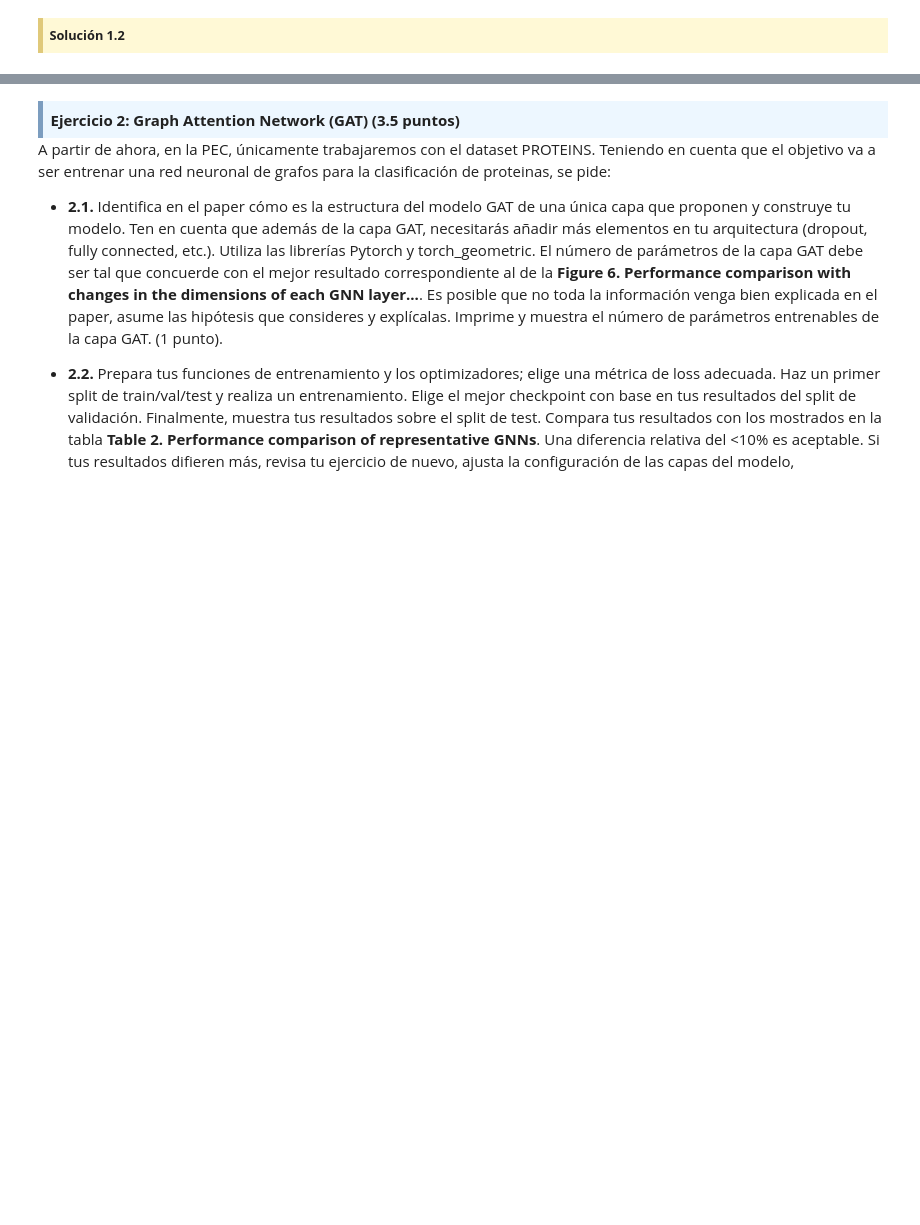
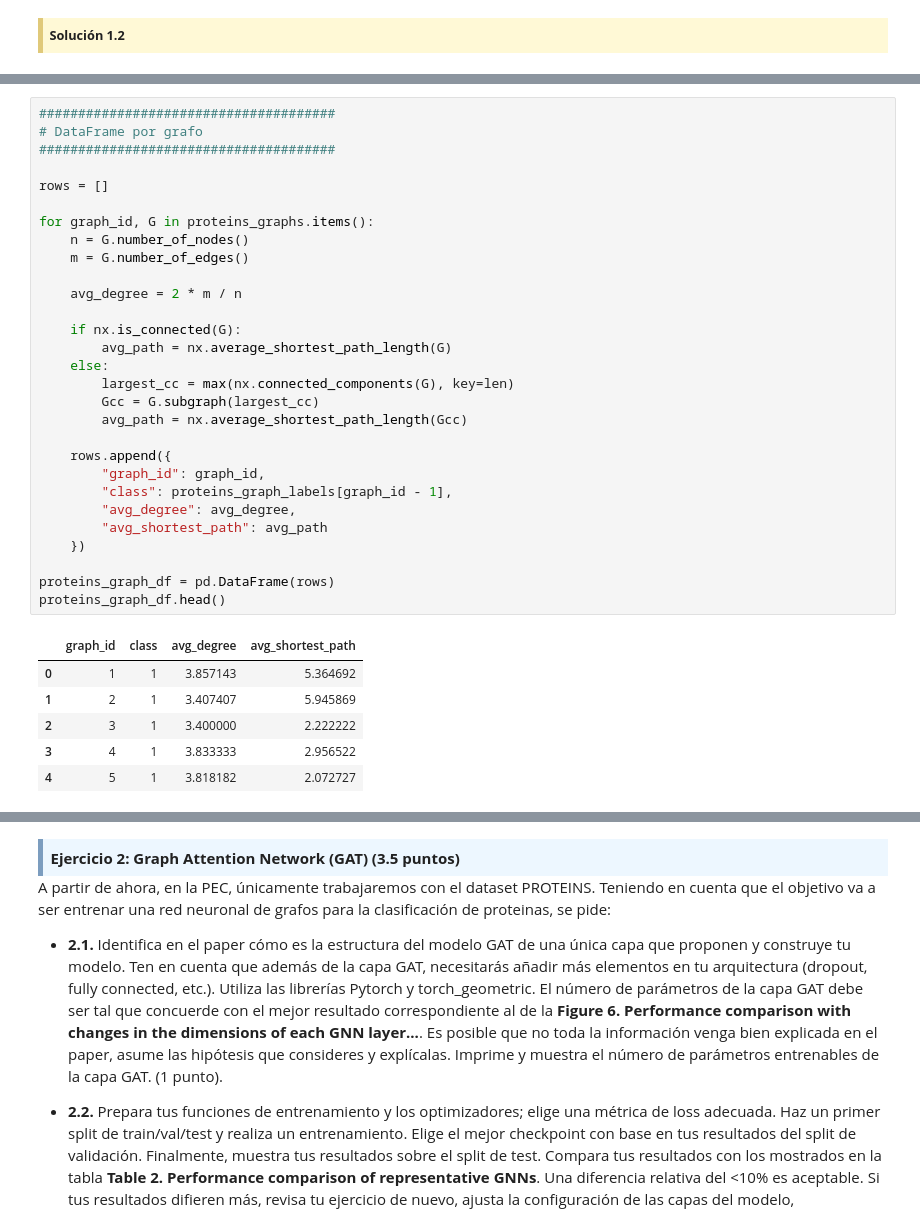
Before and after one commit to franchi2412/RedesComplejasPEC4, a Jupyter notebook: PEC4-FranciscoCastroGarcia.ipynb, the cells around one changed output, grey strips where cells are left out. Saved outputs shown, nothing was run; the diff lists cells and outputs as text; blank space fills up the shorter version.

```diff
--- a/PEC4-FranciscoCastroGarcia.ipynb
+++ b/PEC4-FranciscoCastroGarcia.ipynb
@@ -255,0 +289,36 @@ Las estadísticas obtenidas para los tres datasets reproducen fielmente las most
+# %%
+######################################
+# DataFrame por grafo
+######################################
+
+rows = []
+
+for graph_id, G in proteins_graphs.items():
+    n = G.number_of_nodes()
+    m = G.number_of_edges()
+
+    avg_degree = 2 * m / n
+
+    if nx.is_connected(G):
+        avg_path = nx.average_shortest_path_length(G)
+    else:
+        largest_cc = max(nx.connected_components(G), key=len)
+        Gcc = G.subgraph(largest_cc)
+        avg_path = nx.average_shortest_path_length(Gcc)
+
+    rows.append({
+        "graph_id": graph_id,
+        "class": proteins_graph_labels[graph_id - 1],
+        "avg_degree": avg_degree,
+        "avg_shortest_path": avg_path
+    })
+
+proteins_graph_df = pd.DataFrame(rows)
+proteins_graph_df.head()
+# %% [output]
+|  | graph_id | class | avg_degree | avg_shortest_path |
+| 0 | 1 | 1 | 3.857143 | 5.364692 |
+| 1 | 2 | 1 | 3.407407 | 5.945869 |
+| 2 | 3 | 1 | 3.400000 | 2.222222 |
+| 3 | 4 | 1 | 3.833333 | 2.956522 |
+| 4 | 5 | 1 | 3.818182 | 2.072727 |
```
Also changed, not shown: parts of 5 cells of this notebook.
